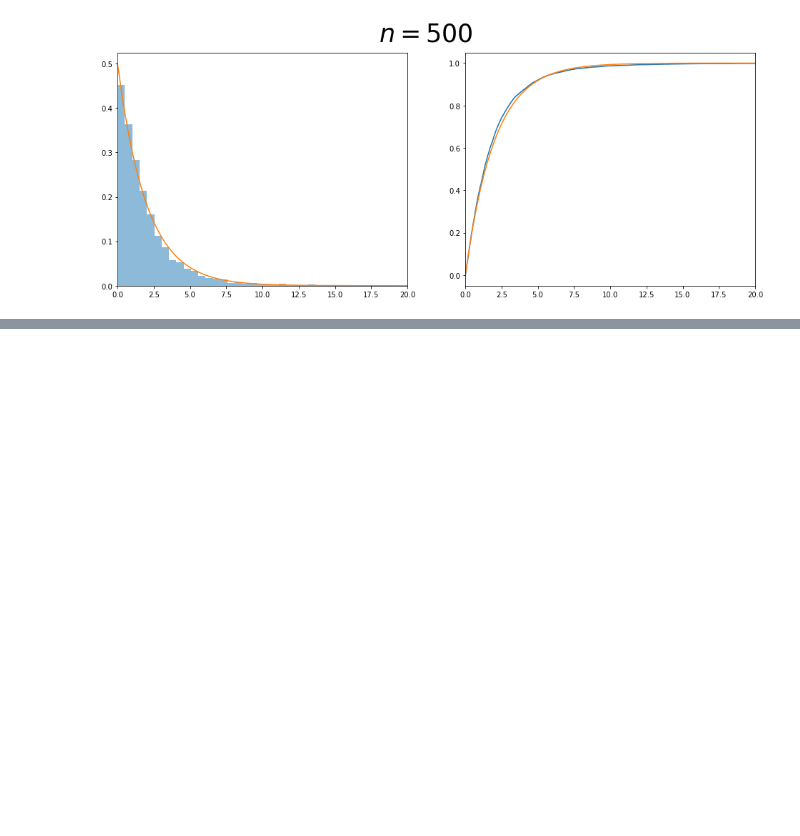
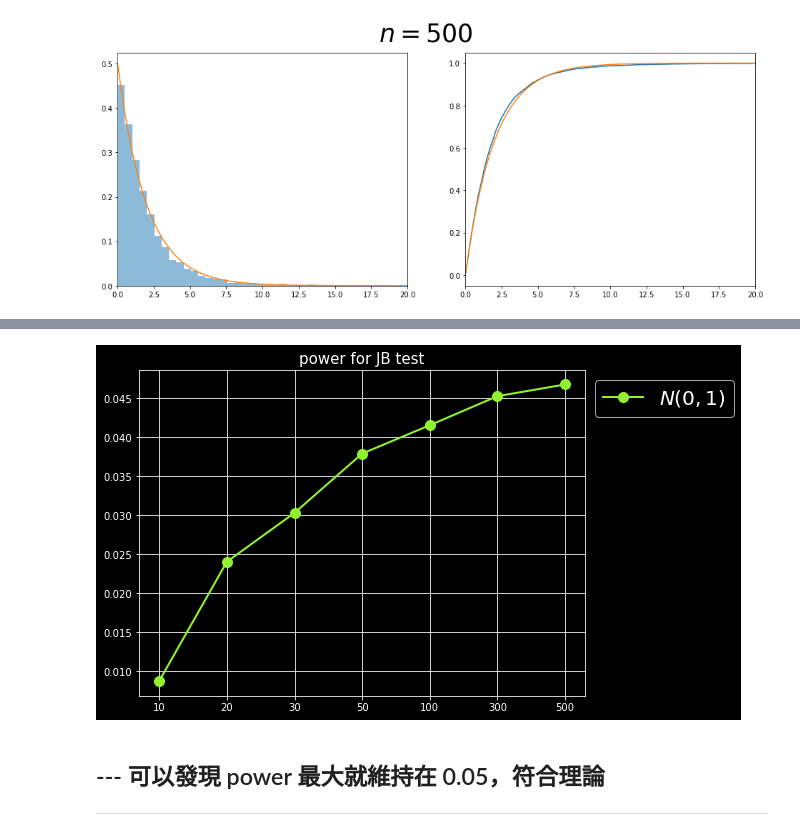
Before and after one commit to wavelolz/littlething, a Jupyter notebook: hw4.ipynb, the cells around one changed output, grey strips where cells are left out. Drawn from its saved outputs; the diff is of its cells as text; code cells hidden in the pictures; blank space fills up the shorter version.

```diff
--- a/hw4.ipynb
+++ b/hw4.ipynb
@@ -216,0 +214,14 @@ function_select_and_plot(6, "$\chi^2(8)$")
+# %%
+fig, ax = plt.subplots(figsize = [8, 6])
+
+function_select_and_plot(0, color = "#90f22e", label = "$N(0, 1)$")
+
+ax.grid(True)
+ax.legend(fontsize = 20, bbox_to_anchor = [1, 1])
+
+plt.show()
+# %% [output]
+[figure, added]
+# %% [markdown]
+## --- 可以發現 power 最大就維持在 0.05，符合理論
+<hr>
```
Also changed, not shown: parts of 23 cells of this notebook.
